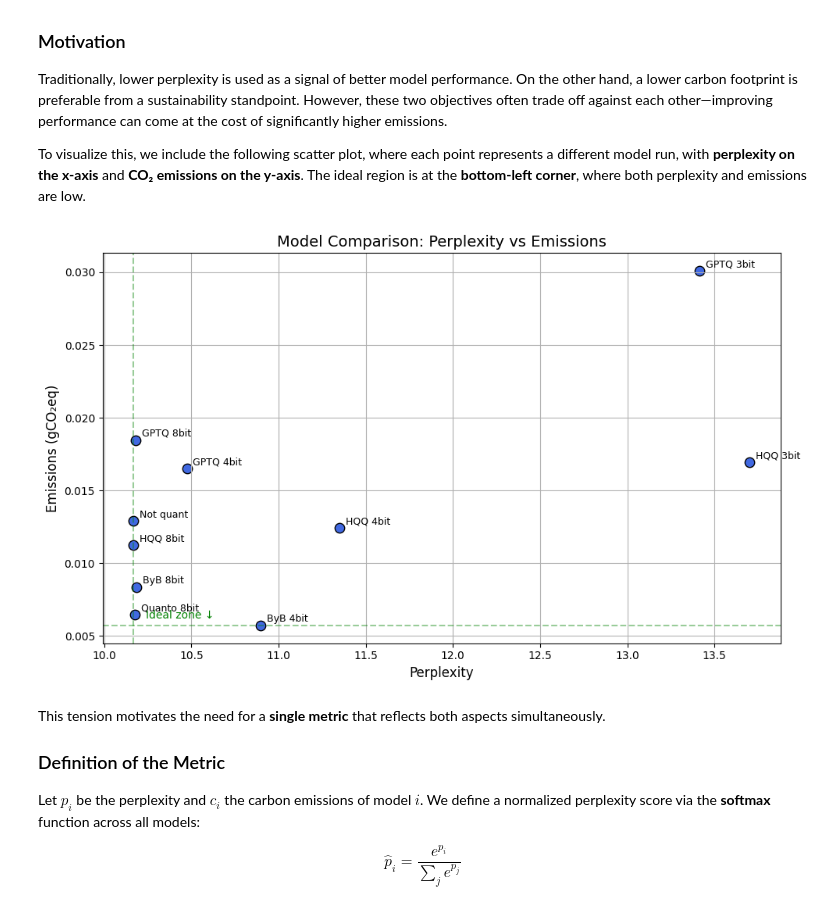
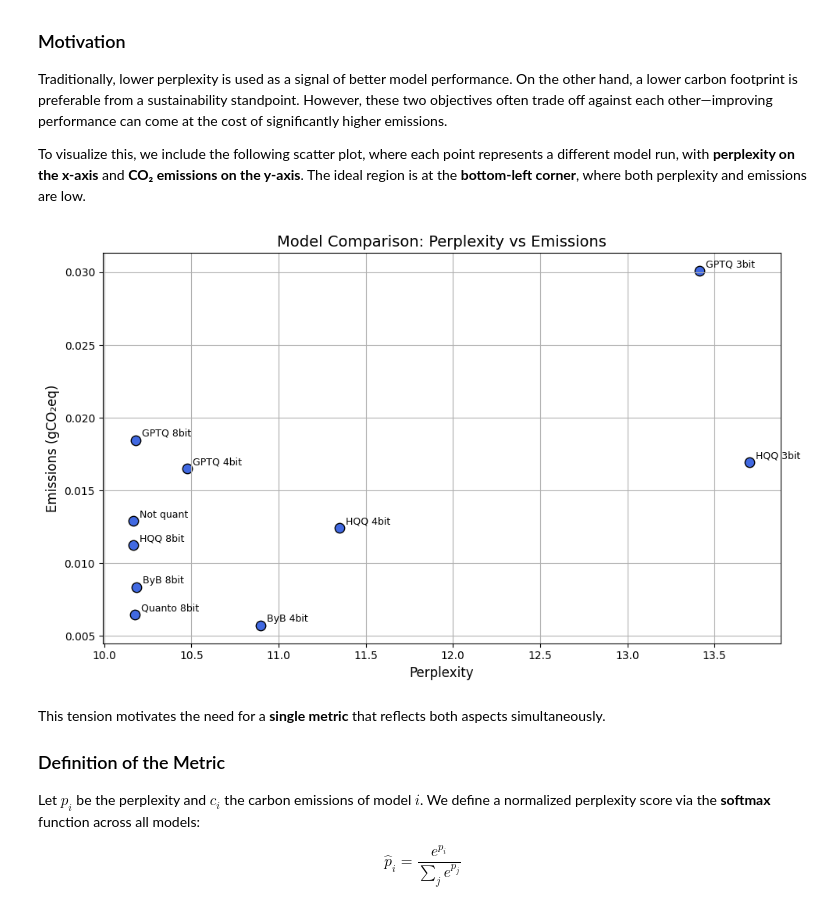
Before and after one commit to davidferex/LLaMA2_Quantization, a Jupyter notebook: Perplexity.ipynb, the cells around one changed output. Drawn from its saved outputs; the diff is of its cells as text; code cells hidden in the pictures.

```diff
--- a/Perplexity.ipynb
+++ b/Perplexity.ipynb
@@ -365,41 +365,32 @@ To visualize this, we include the following scatter plot, where each point repre
 # %%
 import matplotlib.pyplot as plt
 import numpy as np
 
 model_names = ['Not quant', 'ByB 8bit', 'ByB 4bit', 'GPTQ 8bit', 'GPTQ 4bit', 'GPTQ 3bit', 'HQQ 8bit', 'HQQ 4bit', 'HQQ 3bit', 'Quanto 8bit']
 perplexities = np.array([10.168, 10.184, 10.897, 10.182, 10.474, 13.413, 10.168, 11.351, 13.703, 10.175])
 co2_emissions = np.array([0.012893, 0.008381, 0.005722, 0.018476, 0.016537, 0.030103, 0.011261, 0.012450, 0.016935, 0.006460])
 
 plt.figure(figsize=(10, 6))
 plt.scatter(perplexities, co2_emissions, color='royalblue', s=80, edgecolor='black')
 
 # Desplazamientos proporcionales al rango de datos
 x_offset = (max(perplexities) - min(perplexities)) * 0.01
 y_offset = (max(co2_emissions) - min(co2_emissions)) * 0.01
 
 for i, name in enumerate(model_names):
     plt.annotate(name,
                  (perplexities[i] + x_offset, co2_emissions[i] + y_offset),
                  fontsize=9)
 
 plt.xlabel("Perplexity", fontsize=12)
 plt.ylabel("Emissions (gCO₂eq)", fontsize=12)
 plt.title("Model Comparison: Perplexity vs Emissions", fontsize=14)
 plt.grid(True)
 
-# Marcar la "zona ideal" (abajo a la izquierda)
-plt.axhline(y=min(co2_emissions), color='green', linestyle='--', alpha=0.4)
-plt.axvline(x=min(perplexities), color='green', linestyle='--', alpha=0.4)
-
-# Posición automática del texto ideal
-ideal_x = min(perplexities) + (max(perplexities) - min(perplexities)) * 0.02
-ideal_y = min(co2_emissions) + (max(co2_emissions) - min(co2_emissions)) * 0.02
-plt.text(ideal_x, ideal_y, "Ideal zone ↓", color='green', fontsize=10)
-
 plt.tight_layout()
 plt.show()
 # %% [output]
-[figure, old version]
+[figure, new version]
 # %% [markdown]
 
 This tension motivates the need for a **single metric** that reflects both aspects simultaneously.
```
